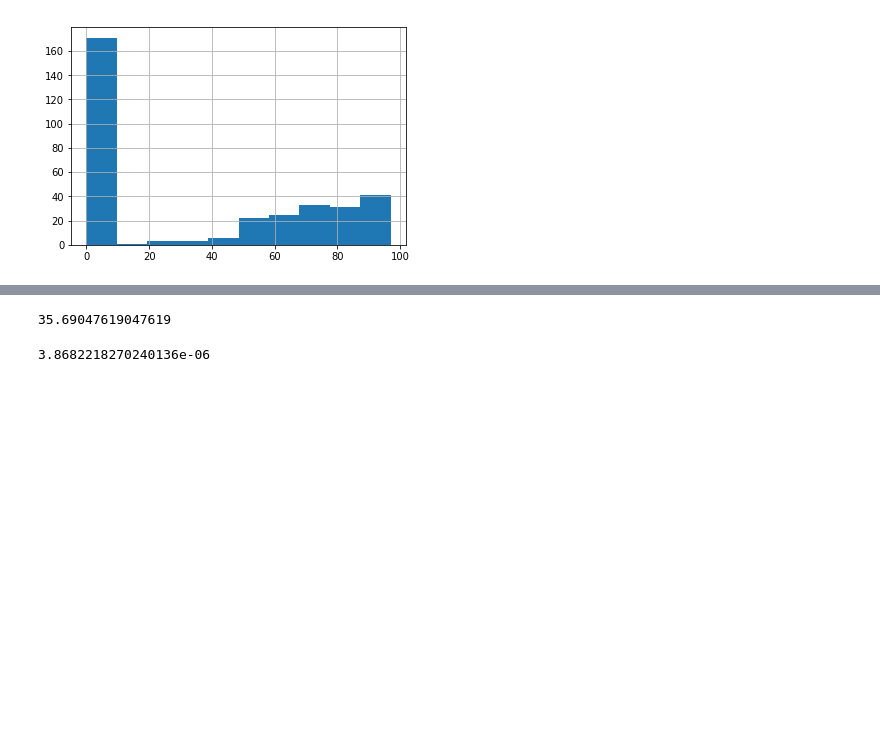
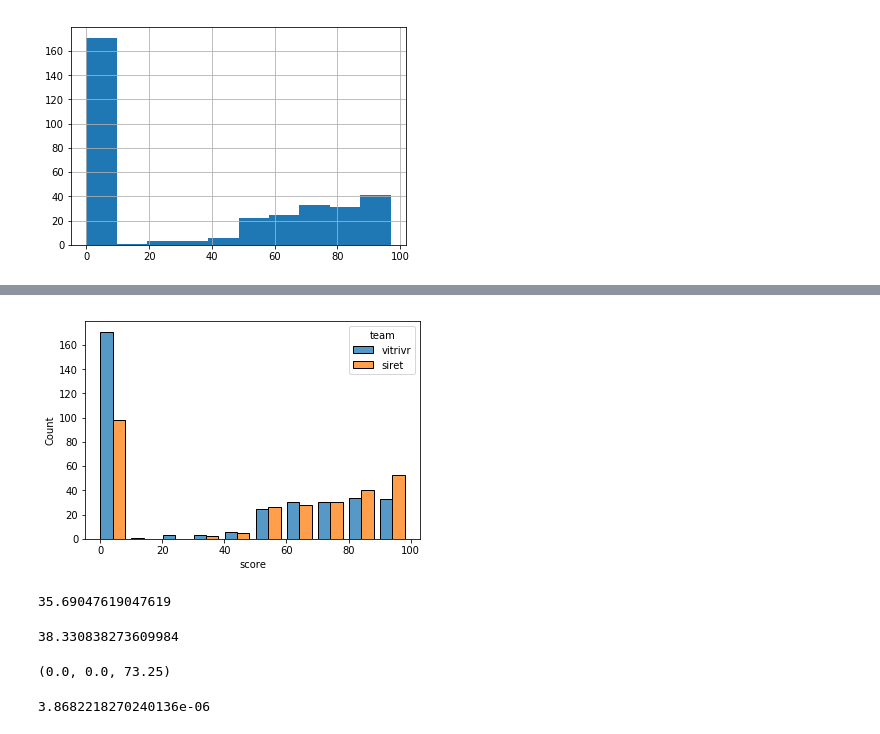
Before and after one commit to lucaro/siretVSvitrivr2020, a Jupyter notebook: StatSignEvaluation/StatEval.ipynb, the cells around one changed output, grey strips where cells are left out. Drawn from its saved outputs; the diff is of its cells as text; code cells hidden in the pictures; blank space fills up the shorter version.

```diff
--- a/StatSignEvaluation/StatEval.ipynb
+++ b/StatSignEvaluation/StatEval.ipynb
@@ -604,0 +589,6 @@ vitrivr_dataScore.score.hist()
+# %%
+v_to_merge = vitrivr_dataScore[["team","score"]]
+s_to_merge = siret_dataScore[["team","score"]]
+
+mergedScores = pd.concat([v_to_merge,s_to_merge])
+mergedScores.head()
@@ -605,7 +602,21 @@ vitrivr_dataScore.score.hist()
+# %%
+import seaborn
+plot = seaborn.histplot(data=mergedScores, x="score", hue="team",multiple="dodge", bins=10, binrange=(0,100), shrink=.8)
+plt.savefig("histogram_scores.png", dpi=300)
+# %% [output]
+[figure, added]
 # %%
 vitrivr_dataScore.score.mean()
 # %% [output]
 35.69047619047619
+# %%
+vitrivr_dataScore.score.std()
+# %% [output]
+38.330838273609984
+# %%
+(vitrivr_dataScore.score.quantile(0.25),vitrivr_dataScore.score.quantile(0.5),vitrivr_dataScore.score.quantile(0.75))
+# %% [output]
+(0.0, 0.0, 73.25)
 # %%
 import scipy.stats
 oddsvalue, pvalue = scipy.stats.ttest_ind(siret_dataScore.score, vitrivr_dataScore.score, equal_var=True)
```
Also changed, not shown: parts of 23 cells of this notebook.
